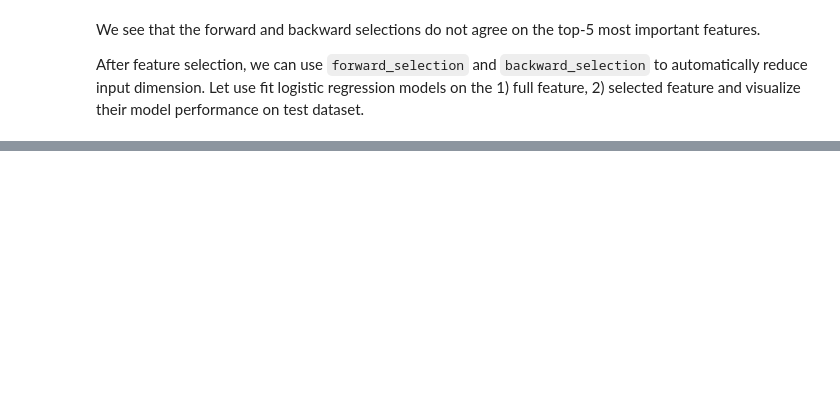
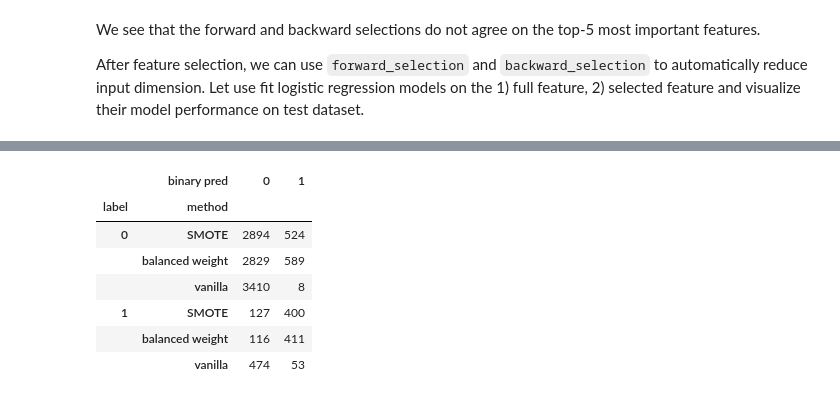
Before and after one commit to nus-mornin-lab/Advanced-Biostatistics-Hands-On, a Jupyter notebook: Hands_On_2.ipynb, the cells around one changed output, grey strips where cells are left out. Saved outputs shown, nothing was run; the diff lists cells and outputs as text; code cells hidden in the pictures; blank space fills up the shorter version.

```diff
--- a/Hands_On_2.ipynb
+++ b/Hands_On_2.ipynb
@@ -419,0 +569,11 @@ From both the ROC and precision-recall curves we see that the full model has sim
+# %%
+IM_results_df.groupby(['label','method'])['binary pred'].value_counts().unstack()
+# %% [output]
+|  | binary pred | 0 | 1 |
+| label | method |  |  |
+| 0 | SMOTE | 2894 | 524 |
+|  | balanced weight | 2829 | 589 |
+|  | vanilla | 3410 | 8 |
+| 1 | SMOTE | 127 | 400 |
+|  | balanced weight | 116 | 411 |
+|  | vanilla | 474 | 53 |
```
Also changed, not shown: parts of 41 cells of this notebook.
